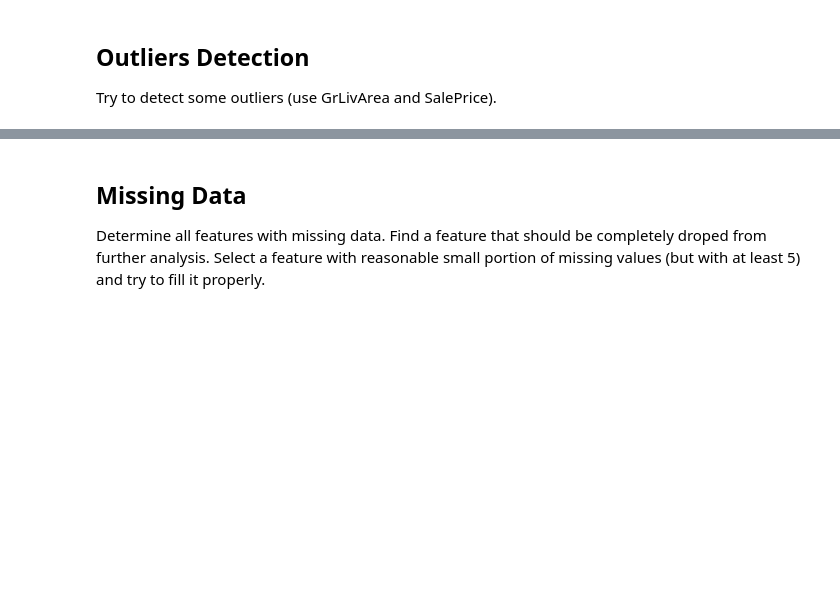
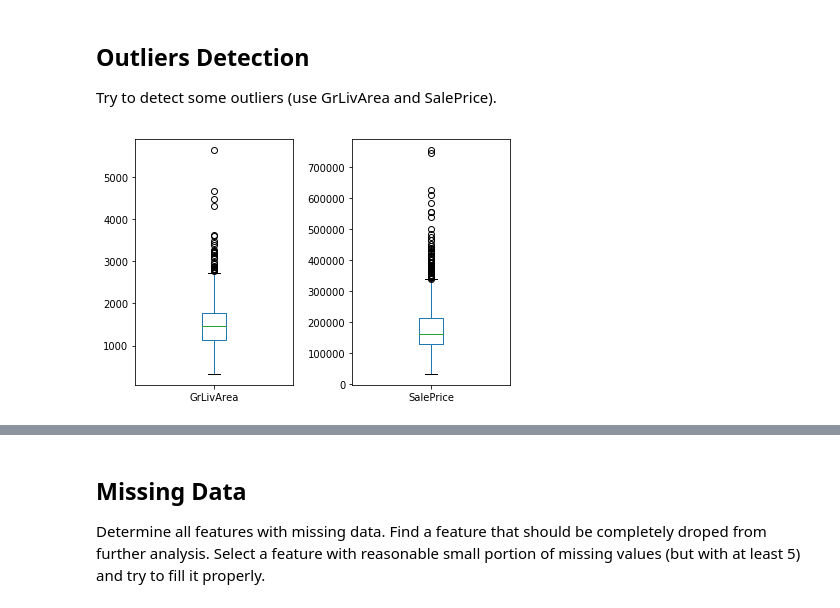
Before and after one commit to podondra/data-preprocessing, a Jupyter notebook: hw2/data-analysis-validation-cleaning.ipynb, the cells around one changed output, grey strips where cells are left out. Saved outputs shown, nothing was run; the diff lists cells and outputs as text; code cells hidden in the pictures; blank space fills up the shorter version.

```diff
--- a/hw2/data-analysis-validation-cleaning.ipynb
+++ b/hw2/data-analysis-validation-cleaning.ipynb
@@ -85,3 +200,10 @@ Validate domains of all features selected in previous step.
 ## Format Conversion
 
 Convert them to proper format.
+# %%
+df['Neighborhood'] = df['Neighborhood'].astype('category')
+df['MSZoning'] = df['MSZoning'].astype('category')
+df['CentralAir'] = df['CentralAir'].astype('category')
+df['LotShape'] = df['LotShape'].astype('category', ordered=True, categories=['Reg', 'IR1', 'IR2', 'IR3'])
+df['Utilities'] = df['Utilities'].astype('category', ordered=True, categories=['AllPub', 'NoSewr', 'NoSeWa', 'ELO'])
+df['LotArea'] = df['LotArea'].astype('float64')
@@ -89,3 +224,10 @@ Convert them to proper format.
 ## Outliers Detection
 
 Try to detect some outliers (use GrLivArea and SalePrice).
+# %%
+fig, (ax1, ax2) = plt.subplots(ncols=2)
+df['GrLivArea'].plot.box(ax=ax1)
+df['SalePrice'].plot.box(ax=ax2)
+fig.tight_layout()
+# %% [output]
+[figure, added]
```
Also changed, not shown: parts of 32 cells of this notebook, 2 other files.
